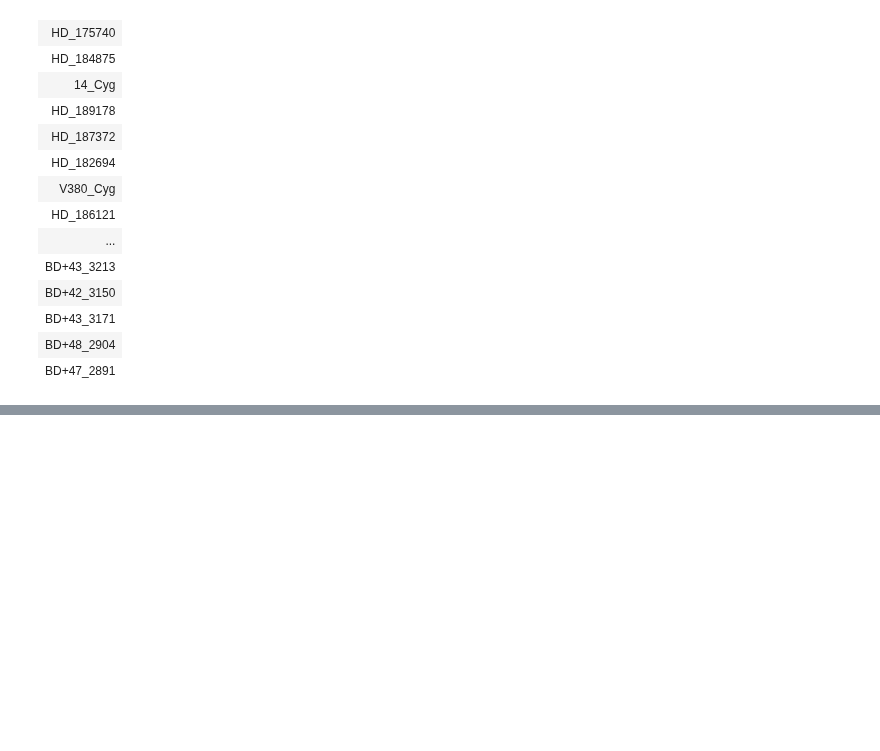
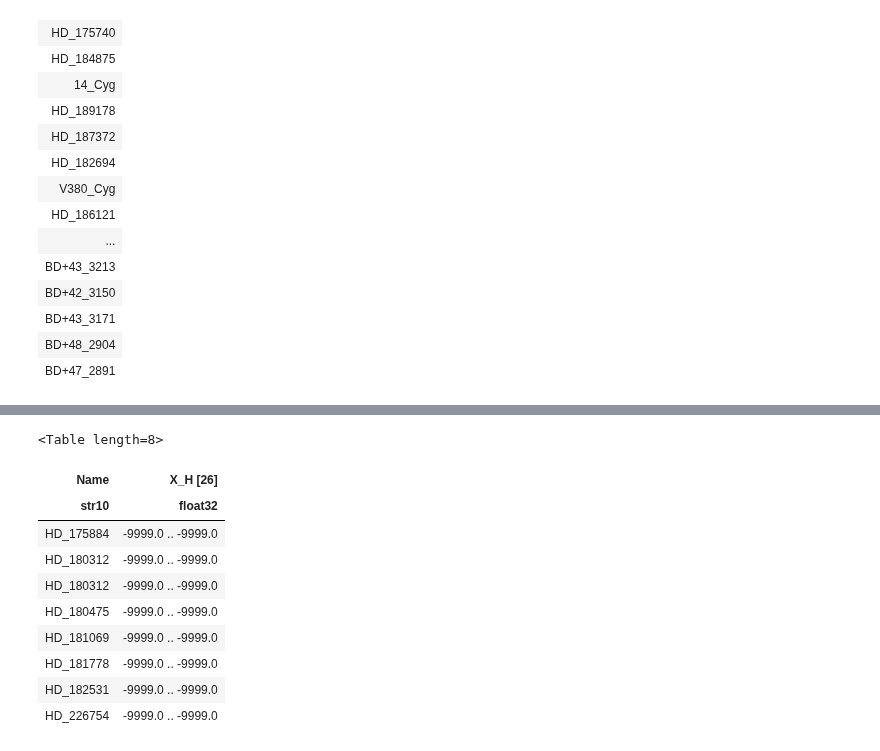
Before and after one commit to benjaminpope/smearcampaign, a Jupyter notebook: notebooks/read_catalogues.ipynb, the cells around one changed output, grey strips where cells are left out. Drawn from its saved outputs; the diff is of its cells as text; code cells hidden in the pictures; blank space fills up the shorter version.

```diff
--- a/notebooks/read_catalogues.ipynb
+++ b/notebooks/read_catalogues.ipynb
@@ -1143,0 +1153,3 @@ newcat[newcat['Name']=='BD+42_3150']
+# %%
+apogee_seismic = join(apogee,astero_logg,keys='Object')
+apogee_seismic['Object']
@@ -1143,0 +1166,14 @@ newcat[newcat['Name']=='BD+42_3150']
+# %%
+apogee_seismic['Name','X_H']
+# %% [output]
+<Table length=8>
+| Name | X_H [26] |
+| str10 | float32 |
+| HD_175884 | -9999.0 .. -9999.0 |
+| HD_180312 | -9999.0 .. -9999.0 |
+| HD_180312 | -9999.0 .. -9999.0 |
+| HD_180475 | -9999.0 .. -9999.0 |
+| HD_181069 | -9999.0 .. -9999.0 |
+| HD_181778 | -9999.0 .. -9999.0 |
+| HD_182531 | -9999.0 .. -9999.0 |
+| HD_226754 | -9999.0 .. -9999.0 |
```
Also changed, not shown: parts of 8 cells of this notebook, 3 other files.
